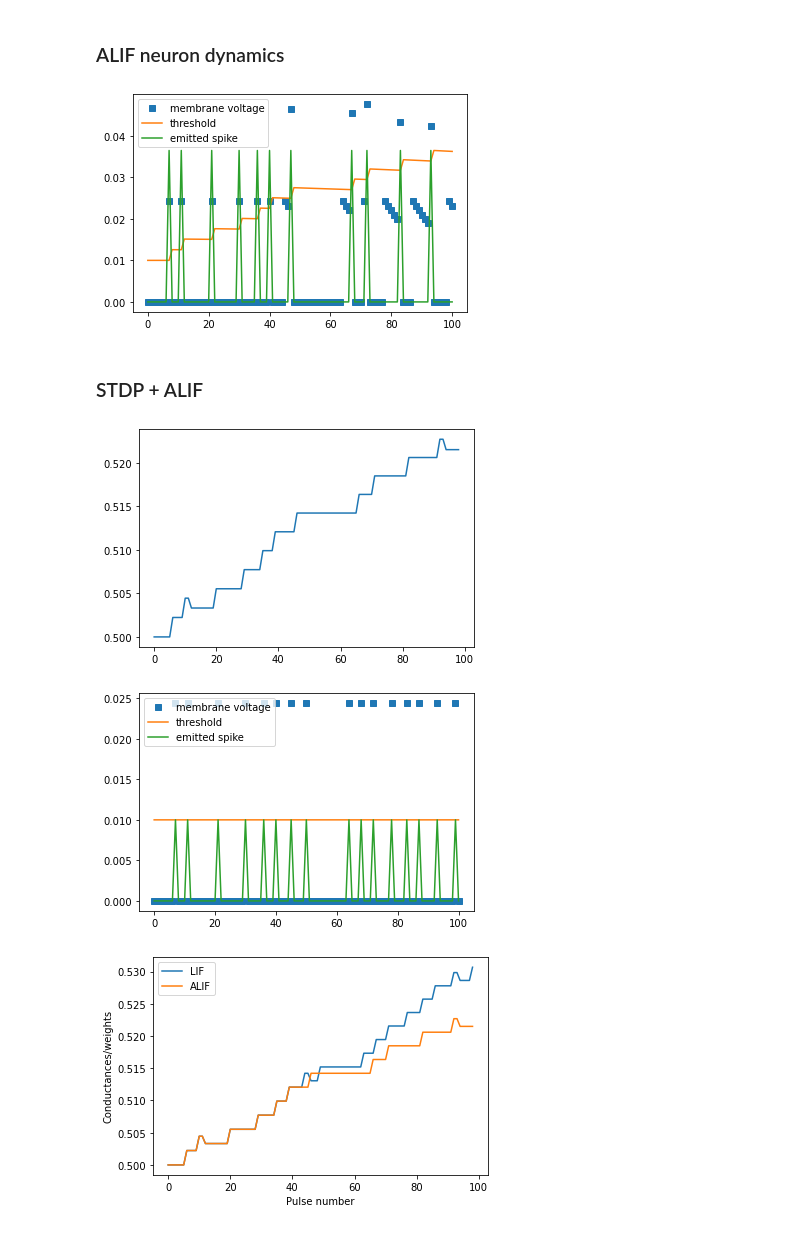
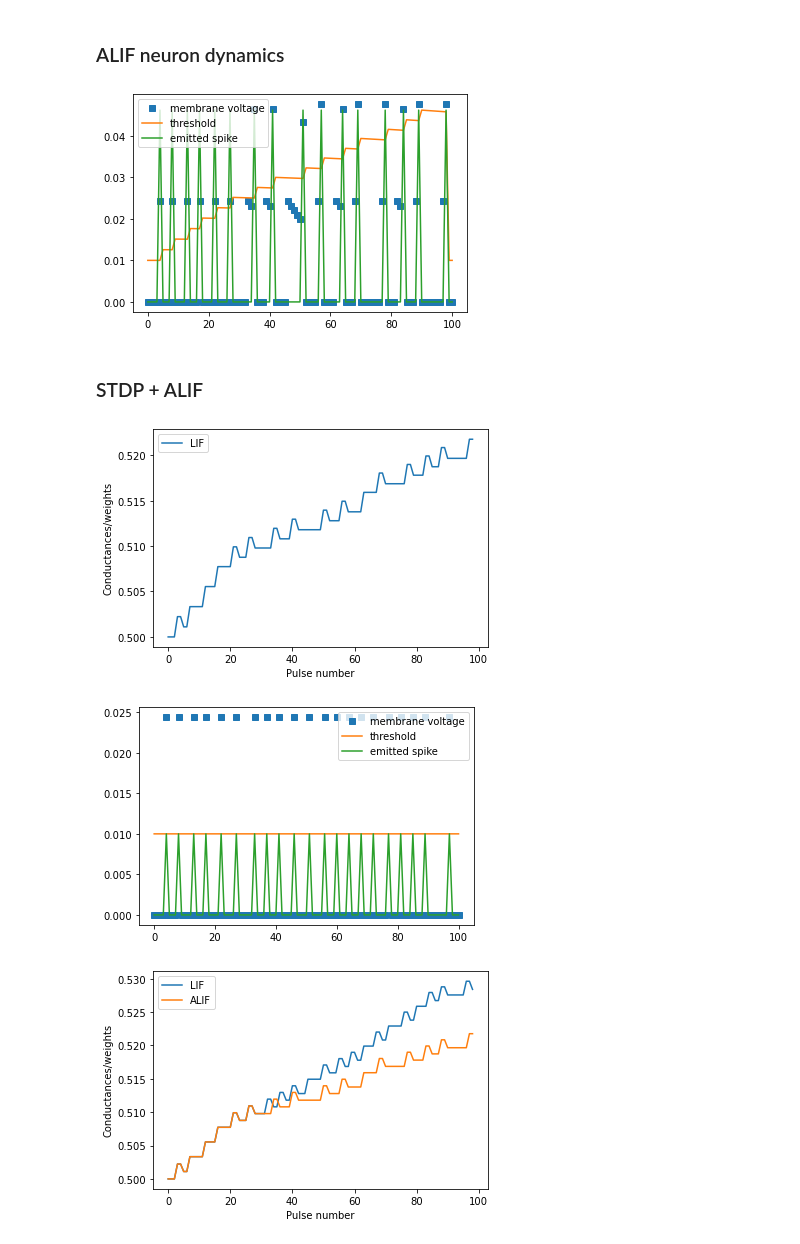
Before and after one commit to ChrizZhuang/Adaptive_SRNN_memtransistor, a Jupyter notebook: ALIF_memtransistors.ipynb, the cells around one changed output. Drawn from its saved outputs; the diff is of its cells as text; code cells hidden in the pictures.

Commit message:
some random update

```diff
--- a/ALIF_memtransistors.ipynb
+++ b/ALIF_memtransistors.ipynb
@@ -15,6 +15,7 @@ v0 = 0. # initial membrane voltage
 thr0 = 0.01 # initial membrane threshold
 thr_static = thr0 # the baseline threshold
 n_refractory = 3 # number of refractory timestep
+n_pre_spike = 90 # number of randomly generated spikes
 # %%
 # threshold update function
 def update_thr(thr_static, thr_pre, beta, t_thr, dt, z_rec):
@@ -37,7 +38,7 @@ thrs = thr0 * np.ones(len(ts)+1)
 #z_pre = np.ones(len(ts))
 #z_pre = np.concatenate((np.ones(50), np.zeros(len(ts) - 50)))
 z_pre = np.zeros(len(ts))
-index_rand_pre = np.random.randint(0, 100, 30)
+index_rand_pre = np.random.randint(0, 100, n_pre_spike)
 for index in index_rand_pre:
     z_pre[index] = 1
 z_rec = np.zeros(len(ts)+1)
@@ -68,16 +69,15 @@ plt.plot(np.arange(0,len(z_rec), 1, dtype=int), max(thrs)*np.array(z_rec), label
 plt.legend()
 plt.show()
 # %% [output]
-[figure, old version]
+[figure, new version]
 # %% [markdown]
 ### STDP + ALIF
 # %%
-def Modified_STDP_weight_update(G_min, G_max, current_weight,
+def STDP_weight_update(G_min, G_max, current_weight,
                        alpha_p, alpha_m, beta_p, beta_m, potentiation = 1):
 
     '''
     Inputs:
-        ratio: true_update_ratio/calculated_update_ratio by exponential funcion
         G_min: minimum conductance of a device
         G_max: maximum conductance of a device
         current_weight: current weight matrix
@@ -110,9 +110,9 @@ def update_weight(w_in, z_pre, z_rec, G_min, G_max, alpha_p, alpha_m, beta_p, be
     for i in range(len(z_pre)-1):
         if z_pre[i] != 0:
             if z_rec[i-1] != 0: #　depression
-                w_in = Modified_STDP_weight_update(G_min, G_max, w_in, alpha_p, alpha_m, beta_p, beta_m, 0)
+                w_in = STDP_weight_update(G_min, G_max, w_in, alpha_p, alpha_m, beta_p, beta_m, 0)
             elif z_rec[i+1] != 0: # potentiation
-                w_in = Modified_STDP_weight_update(G_min, G_max, w_in, alpha_p, alpha_m, beta_p, beta_m, 1)
+                w_in = STDP_weight_update(G_min, G_max, w_in, alpha_p, alpha_m, beta_p, beta_m, 1)
         w_in_history.append(w_in)
     return w_in_history
 # %%
@@ -127,10 +127,13 @@ beta_m = 3.
 w_in_history = update_weight(w_in, z_pre, z_rec[:len(z_rec)-1], G_min, G_max, alpha_p, alpha_m, beta_p, beta_m)
 # %%
 # the change of w_in with respect to time
-plt.plot(np.arange(0,len(w_in_history), 1, dtype=int), w_in_history)
+plt.plot(np.arange(0,len(w_in_history), 1, dtype=int), w_in_history, label = 'LIF')
+plt.ylabel('Conductances/weights')
+plt.xlabel('Pulse number')
+plt.legend()
 plt.show()
 # %% [output]
-[figure, old version]
+[figure, new version]
 # %%
 # specify some constants for LIF neuron
 beta = 1e-5 # threshold update constant of ALIF neuron
@@ -166,7 +169,7 @@ plt.plot(np.arange(0,len(z_rec), 1, dtype=int), max(thrs)*np.array(z_rec), label
 plt.legend()
 plt.show()
 # %% [output]
-[figure, old version]
+[figure, new version]
 # %%
 # memtransistor parameters
 G_min = 0.0001
@@ -186,4 +189,4 @@ plt.xlabel('Pulse number')
 plt.legend()
 plt.show()
 # %% [output]
-[figure, old version]
+[figure, new version]
```
Also changed, not shown: parts of 6 cells of this notebook, 1 other file.
